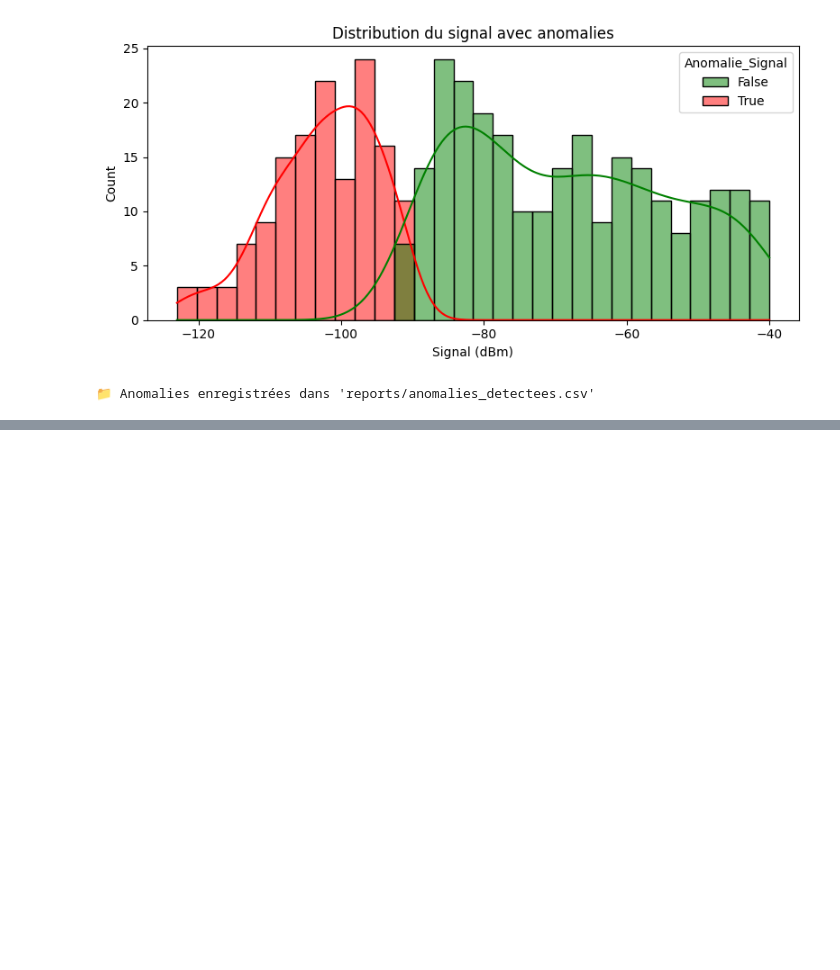
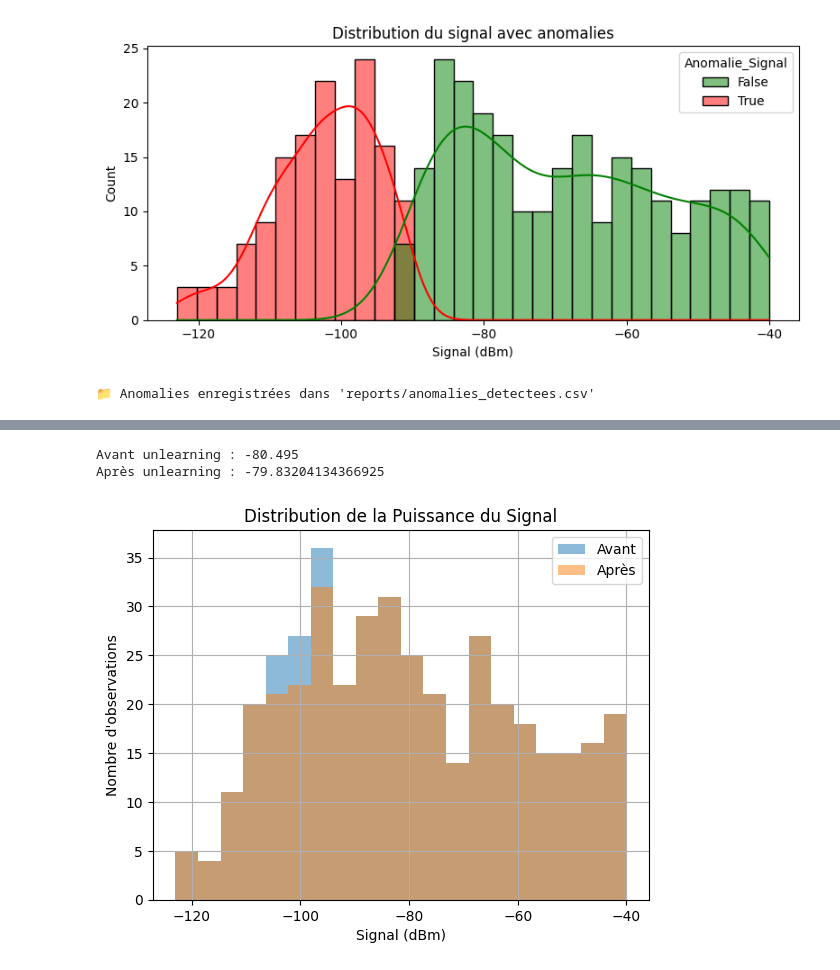
Before and after one commit to ndeyecisse/TER, a Jupyter notebook: phase1.ipynb, the cells around one changed output, grey strips where cells are left out. Drawn from its saved outputs; the diff is of its cells as text; code cells hidden in the pictures; blank space fills up the shorter version.

```diff
--- a/phase1.ipynb
+++ b/phase1.ipynb
@@ -362,0 +433,18 @@ plt.show()
+# %%
+# Moyenne
+print("Avant unlearning :", df["Signal_dBm"].mean())
+print("Après unlearning :", df_unlearned["Signal_dBm"].mean())
+
+# Histogramme
+plt.hist(df["Signal_dBm"], bins=20, alpha=0.5, label="Avant")
+plt.hist(df_unlearned["Signal_dBm"], bins=20, alpha=0.5, label="Après")
+plt.title("Distribution de la Puissance du Signal")
+plt.xlabel("Signal (dBm)")
+plt.ylabel("Nombre d'observations")
+plt.legend()
+plt.grid(True)
+plt.show()
+# %% [output]
+Avant unlearning : -80.495
+Après unlearning : -79.83204134366925
+[figure, added]
```
Also changed, not shown: parts of 10 cells of this notebook.
